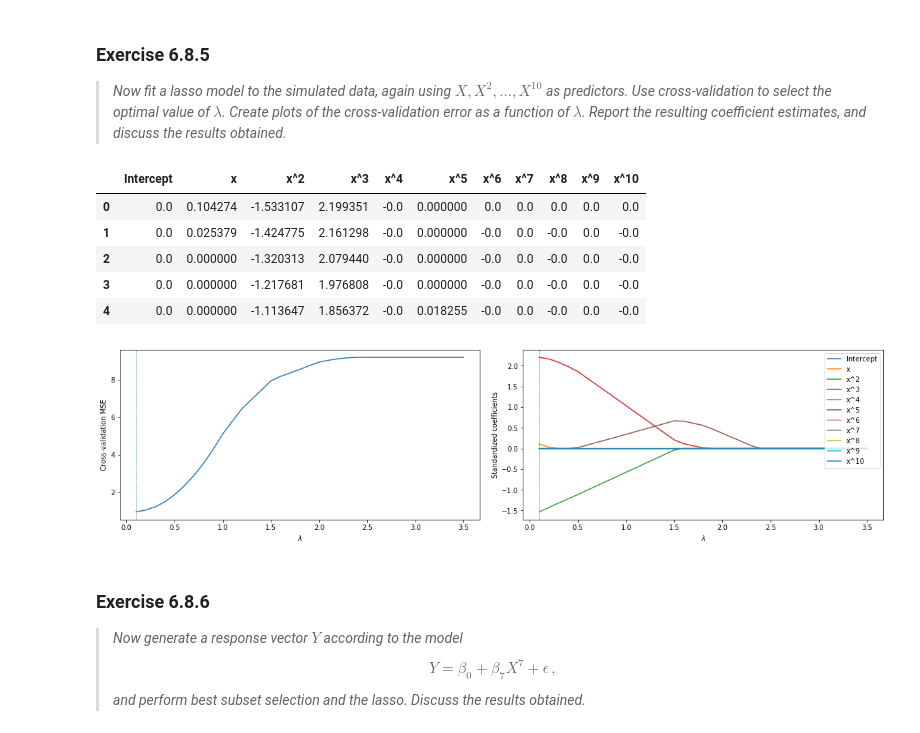
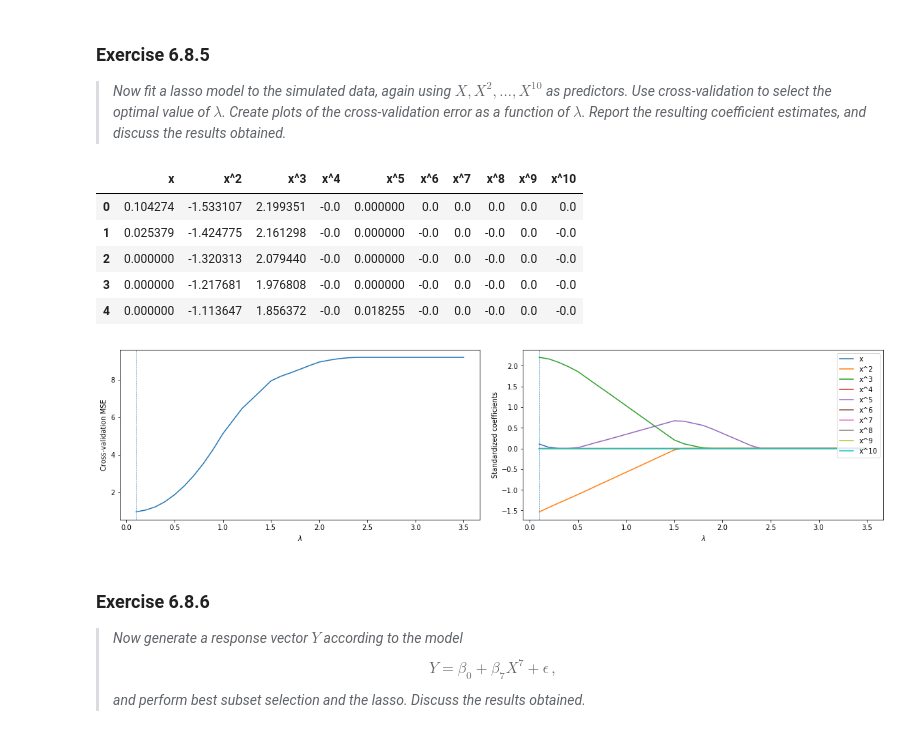
Before and after one commit to HerrBroekman/Python-solutions-for-An-Introduction-to-Statistical-Learning, a Jupyter notebook: Chapter6/Exercise08/6_8.ipynb, the cells around one changed output. Saved outputs shown, nothing was run; the diff lists cells and outputs as text; code cells hidden in the pictures.

```diff
--- a/Chapter6/Exercise08/6_8.ipynb
+++ b/Chapter6/Exercise08/6_8.ipynb
@@ -347,9 +346,9 @@ _ = ax3.legend()
     <i>Now fit a lasso model to the simulated data, again using $X, X^2, \ldots, X^{10}$ as predictors. Use cross-validation to select the optimal value of $\lambda$. Create plots of the cross-validation error as a function of $\lambda$. Report the resulting coefficient estimates, and discuss the results obtained.</i>
 </blockquote>
 # %%
-columns = df_x.columns
+columns = df_x.columns.tolist()
 df_x_standardized = pd.DataFrame(preprocessing.scale(df_x), columns=columns)
-df_x_standardized['Intercept'] = 1
+df_x_standardized.drop('Intercept', axis=1, inplace=True)
 
 loocv = LeaveOneOut() # leave-one-out cross-validation
 stop = 3.5
@@ -357,7 +356,7 @@ num = 35
 start = stop / num
 lambda_arr = np.linspace(start=start, stop=stop, num=num)
 mse_arr = np.empty(shape=lambda_arr.shape)
-coef_arr = np.zeros(shape=(lambda_arr.shape[0], int(p+1)))
+coef_arr = np.zeros(shape=(lambda_arr.shape[0], p))
 for index, lambda_ in enumerate(lambda_arr):
     MSE = 0
     for train_index, test_index in loocv.split(df_x_standardized):
@@ -374,40 +373,41 @@ for index, lambda_ in enumerate(lambda_arr):
     model = Lasso(alpha=lambda_)
     _ = model.fit(df_x_standardized, df_y) # fit with full data set
     coef_arr[index] = model.coef_
 
 df_lasso_results = pd.DataFrame({
     'lambda': lambda_arr,
     'MSE': mse_arr,
 })
 lambda_min_mse = df_lasso_results.loc[df_lasso_results['MSE'].idxmin()].loc['lambda']
 
+columns.remove('Intercept')
 df_coef = pd.DataFrame(coef_arr, columns=columns)
 df_coef.head()
 
 numberOfSubplots = 2
 fig, [ax1, ax2] = plt.subplots(1, numberOfSubplots, constrained_layout=True, figsize=(8*numberOfSubplots, 4))
 
 _ = df_lasso_results.plot(x='lambda', y='MSE', ax=ax1, legend=None)
 _ = ax1.axvline(x=lambda_min_mse, linestyle='dashed', linewidth=0.5)
 _ = ax1.set_ylabel('Cross-validation MSE')
 _ = ax1.set_xlabel(r'$\lambda$')
 
 for column in columns:
     _ = ax2.plot(df_lasso_results['lambda'], df_coef[column], label=column)
     _ = ax2.set_ylabel('Standardized coefficients')
     _ = ax2.set_xlabel(r'$\lambda$')
 
 _ = ax2.axvline(x=lambda_min_mse, linestyle='dashed', linewidth=0.5)
 _ = ax2.legend(loc='upper right')
 _ = ax1.set_xlim(ax2.get_xlim())
 # %% [output]
-|  | Intercept | x | x^2 | x^3 | x^4 | x^5 | x^6 | x^7 | x^8 | x^9 | x^10 |
-| 0 | 0.0 | 0.104274 | -1.533107 | 2.199351 | -0.0 | 0.000000 | 0.0 | 0.0 | 0.0 | 0.0 | 0.0 |
-| 1 | 0.0 | 0.025379 | -1.424775 | 2.161298 | -0.0 | 0.000000 | -0.0 | 0.0 | -0.0 | 0.0 | -0.0 |
-| 2 | 0.0 | 0.000000 | -1.320313 | 2.079440 | -0.0 | 0.000000 | -0.0 | 0.0 | -0.0 | 0.0 | -0.0 |
-| 3 | 0.0 | 0.000000 | -1.217681 | 1.976808 | -0.0 | 0.000000 | -0.0 | 0.0 | -0.0 | 0.0 | -0.0 |
-| 4 | 0.0 | 0.000000 | -1.113647 | 1.856372 | -0.0 | 0.018255 | -0.0 | 0.0 | -0.0 | 0.0 | -0.0 |
+|  | x | x^2 | x^3 | x^4 | x^5 | x^6 | x^7 | x^8 | x^9 | x^10 |
+| 0 | 0.104274 | -1.533107 | 2.199351 | -0.0 | 0.000000 | 0.0 | 0.0 | 0.0 | 0.0 | 0.0 |
+| 1 | 0.025379 | -1.424775 | 2.161298 | -0.0 | 0.000000 | -0.0 | 0.0 | -0.0 | 0.0 | -0.0 |
+| 2 | 0.000000 | -1.320313 | 2.079440 | -0.0 | 0.000000 | -0.0 | 0.0 | -0.0 | 0.0 | -0.0 |
+| 3 | 0.000000 | -1.217681 | 1.976808 | -0.0 | 0.000000 | -0.0 | 0.0 | -0.0 | 0.0 | -0.0 |
+| 4 | 0.000000 | -1.113647 | 1.856372 | -0.0 | 0.018255 | -0.0 | 0.0 | -0.0 | 0.0 | -0.0 |
-[figure, old version]
+[figure, new version]
 # %% [markdown]
 <h3>Exercise 6.8.6</h3>
 <blockquote>
```
Also changed, not shown: parts of 3 cells of this notebook.
